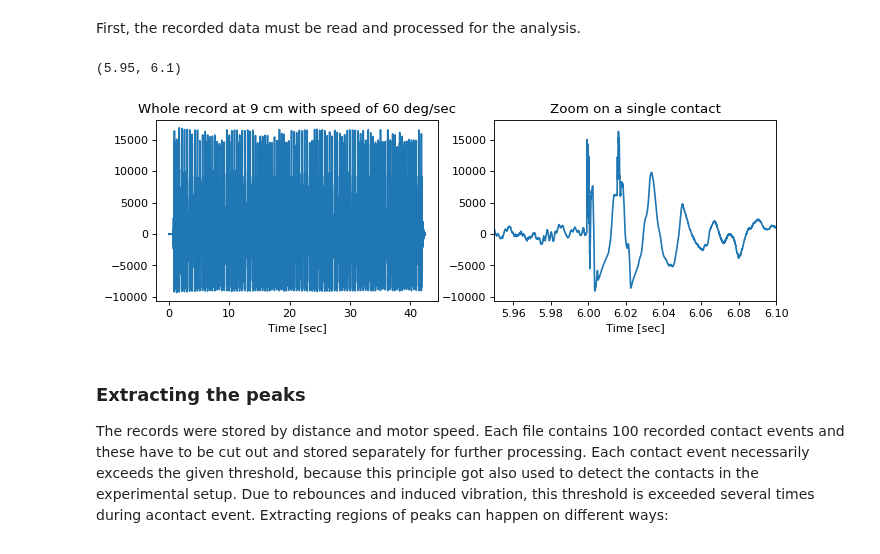
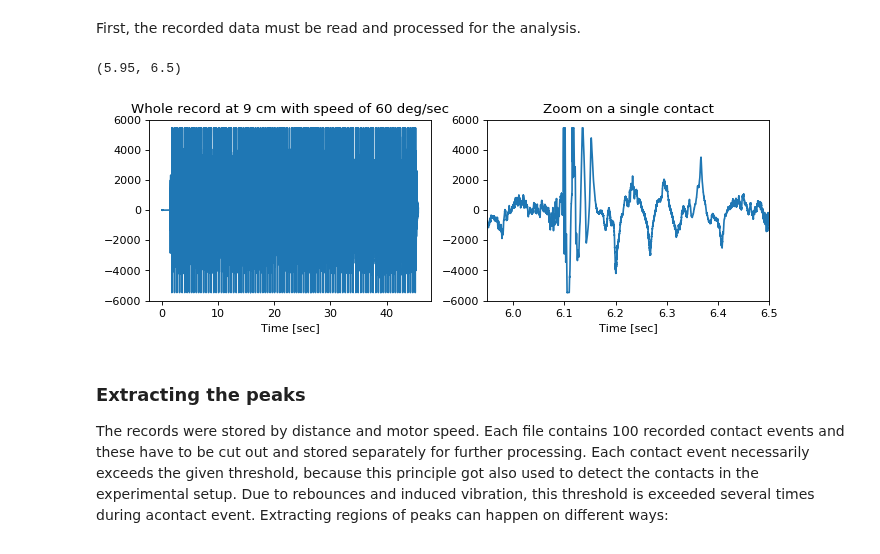
Before and after one commit to LucaHermes/PiezoAntenna, a Jupyter notebook: Piezo Antenna.ipynb, the cells around one changed output. Cells and saved outputs as stored; diff of their text form; code cells hidden in the pictures.

```diff
--- a/Piezo Antenna.ipynb
+++ b/Piezo Antenna.ipynb
@@ -39,7 +39,7 @@ import re
 FRAMERATE = 0    # init framerate (gets assigned when wav files are read)
 
 # load and prepare the data
-data_dir = 'data'
+data_dir = 'data_clipped'
 files = os.listdir(data_dir)
 rawdata = pd.DataFrame(columns=['record', 'distance', 'speed'])
 
@@ -53,36 +53,36 @@ def samples_to_time(num_samples):
 id = 0
 for f in files:
     if '.wav' not in f:
         continue
     fs, data = wav.read(os.path.join(data_dir, f))
     FRAMERATE = fs
     # parse integers from filename (distance, speed, material)
     decoded_classes = [ int(s) for s in re.findall(r'-?\d+', f) ]
     # put the data into the DataFrame
     rawdata = rawdata.append(dict(
         { 'record'   : data,
           'distance' : decoded_classes[0],
           'speed'    : decoded_classes[1] }), ignore_index=True)
     id += 1
 
 N_CLASSES = len(rawdata)
 rawdata = rawdata.sort_values(by=['distance','speed'])
 rawdata['id'] = range(len(rawdata))
 rawdata = rawdata.set_index('id', drop=True)
 plt.figure(num=None, figsize=(10, 3), dpi=80)
 
 plt.subplot(1, 2, 1)
 plt.plot(samples_to_time(len(rawdata['record'][13])),rawdata['record'][13])
 plt.xlabel("Time [sec]")
 plt.title("Whole record at 9 cm with speed of 60 deg/sec")
 plt.subplot(1, 2, 2)
 plt.xlabel("Time [sec]")
 plt.title("Zoom on a single contact")
 plt.plot(samples_to_time(len(rawdata['record'][13])),rawdata['record'][13])
-plt.xlim((5.95, 6.1))
+plt.xlim((5.95, 6.5))
 # %% [output]
-(5.95, 6.1)
+(5.95, 6.5)
-[figure, old version]
+[figure, new version]
 # %% [markdown]
 ### Extracting the peaks
 
```
Also changed, not shown: parts of 6 cells of this notebook, 1 other file.
